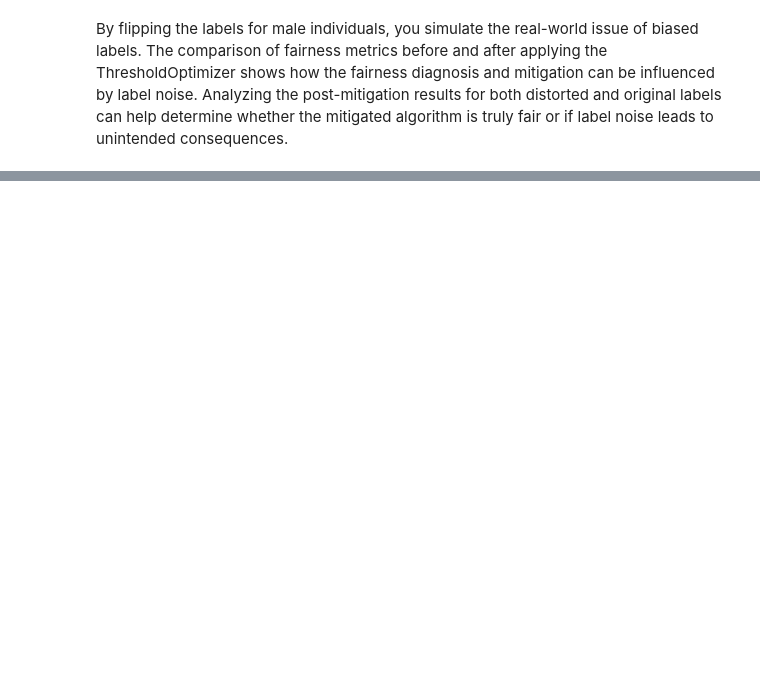
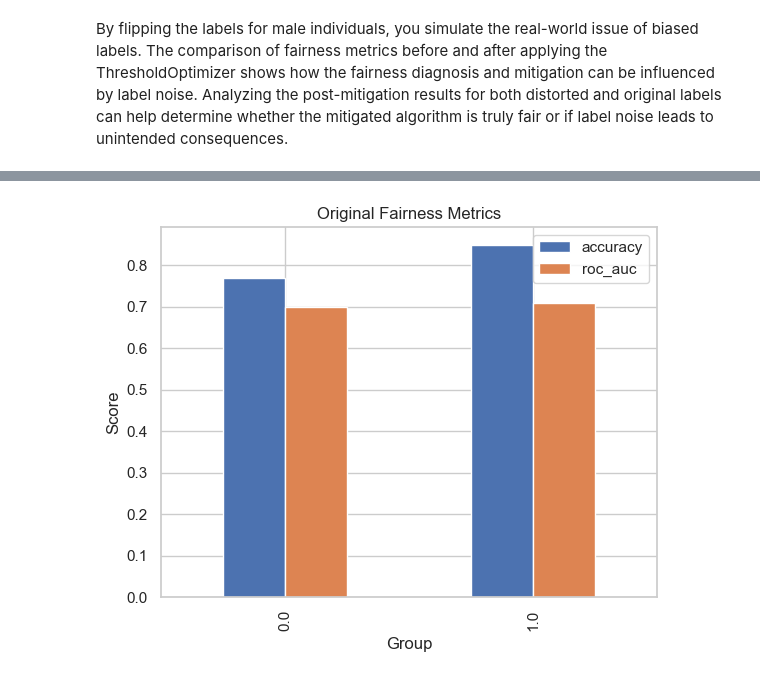
Before and after one commit to johan-bh/ResponsibleAI_Project1, a Jupyter notebook: exercise.ipynb, the cells around one changed output, grey strips where cells are left out. Drawn from its saved outputs; the diff is of its cells as text; code cells hidden in the pictures; blank space fills up the shorter version.

```diff
--- a/exercise.ipynb
+++ b/exercise.ipynb
@@ -864,3 +872,90 @@ with open(y_pred_test_thresh_distorted_path, 'wb') as f:
         pickle.dump(y_pred_test_thresh_distorted, f)
 # %% [markdown]
 By flipping the labels for male individuals, you simulate the real-world issue of biased labels. The comparison of fairness metrics before and after applying the ThresholdOptimizer shows how the fairness diagnosis and mitigation can be influenced by label noise. Analyzing the post-mitigation results for both distorted and original labels can help determine whether the mitigated algorithm is truly fair or if label noise leads to unintended consequences.
+# %%
+import numpy as np
+import torch
+import random
+from fairlearn.metrics import MetricFrame, demographic_parity_difference, equalized_odds_difference
+from sklearn.metrics import accuracy_score, roc_auc_score
+import matplotlib.pyplot as plt
+
+# Function to distort male labels by flipping 10-15% of healthy males to diseased
+def distort_labels(y, a, flip_percentage=0.15, random_seed=42):
+    random.seed(random_seed)
+    np.random.seed(random_seed)
+
+    # Get indices of healthy males
+    healthy_male_indices = np.where((y == 0) & (a == 1))[0]
+    num_to_flip = int(flip_percentage * len(healthy_male_indices))
+
+    # Select random indices to flip
+    flip_indices = np.random.choice(healthy_male_indices, size=num_to_flip, replace=False)
+
+    # Flip the labels
+    y_distorted = y.clone()
+    y_distorted[flip_indices] = 1  # Flip from healthy (0) to diseased (1)
+
+    return y_distorted
+
+# Distort labels on the test set
+y_test_distorted = distort_labels(y_test, a_test, flip_percentage=0.15)
+
+# Function to evaluate fairness metrics
+def evaluate_fairness(y_true, y_pred, a_sensitive):
+    acc = accuracy_score(y_true.cpu(), y_pred.cpu())
+    auc = roc_auc_score(y_true.cpu(), y_pred.cpu())
+
+    metric_frame = MetricFrame(
+        metrics={'accuracy': accuracy_score, 'roc_auc': roc_auc_score},
+        y_true=y_true.cpu(),
+        y_pred=y_pred.cpu(),
+        sensitive_features=a_sensitive.cpu()
+    )
+
+    demographic_parity_diff = demographic_parity_difference(y_true.cpu(), y_pred.cpu(), sensitive_features=a_sensitive.cpu())
+    equalized_odds_diff = equalized_odds_difference(y_true.cpu(), y_pred.cpu(), sensitive_features=a_sensitive.cpu())
+
+    return acc, auc, metric_frame, demographic_parity_diff, equalized_odds_diff
+
+# Evaluate with original labels
+y_test_tensor = torch.tensor(y_test)
+test_pred_tensor = torch.tensor(test_pred)
+a_test_tensor = torch.tensor(a_test)
+
+acc_orig, auc_orig, metric_frame_orig, dp_diff_orig, eo_diff_orig = evaluate_fairness(y_test_tensor, test_pred_tensor, a_test_tensor)
+
+# Evaluate with distorted labels
+acc_distorted, auc_distorted, metric_frame_distorted, dp_diff_distorted, eo_diff_distorted = evaluate_fairness(y_test_distorted, test_pred_tensor, a_test_tensor)
+
+
+# Print results
+print(f"Original Test Accuracy: {acc_orig:.4f}, AUC: {auc_orig:.4f}")
+print(f"Original Demographic Parity Difference: {dp_diff_orig:.4f}, Equalized Odds Difference: {eo_diff_orig:.4f}")
+print(f"Distorted Test Accuracy: {acc_distorted:.4f}, AUC: {auc_distorted:.4f}")
+print(f"Distorted Demographic Parity Difference: {dp_diff_distorted:.4f}, Equalized Odds Difference: {eo_diff_distorted:.4f}")
+
+# Plot results
+def plot_metric_frame(metric_frame, title="Fairness Metrics"):
+    metric_frame.by_group.plot(kind="bar")
+    plt.title(title)
+    plt.xlabel("Group")
+    plt.ylabel("Score")
+    plt.show()
+
+# Plot fairness metrics
+plot_metric_frame(metric_frame_orig, title="Original Fairness Metrics")
+plot_metric_frame(metric_frame_distorted, title="Distorted Fairness Metrics")
+
+
+
+# Compute TPR and FPR for original labels
+fpr_orig, tpr_orig = compute_tpr_fpr(y_test_tensor, test_pred_tensor)
+
+# Compute TPR and FPR for distorted labels
+fpr_distorted, tpr_distorted = compute_tpr_fpr(y_test_distorted, test_pred_tensor)
+
+# Print TPR and FPR results
+print(f"Original TPR: {tpr_orig:.4f}, FPR: {fpr_orig:.4f}")
+print(f"Distorted TPR: {tpr_distorted:.4f}, FPR: {fpr_distorted:.4f}")
+# %% [output]
@@ -866,0 +966 @@ By flipping the labels for male individuals, you simulate the real-world issue o
+[figure, added]
```
Also changed, not shown: parts of 6 cells of this notebook.
